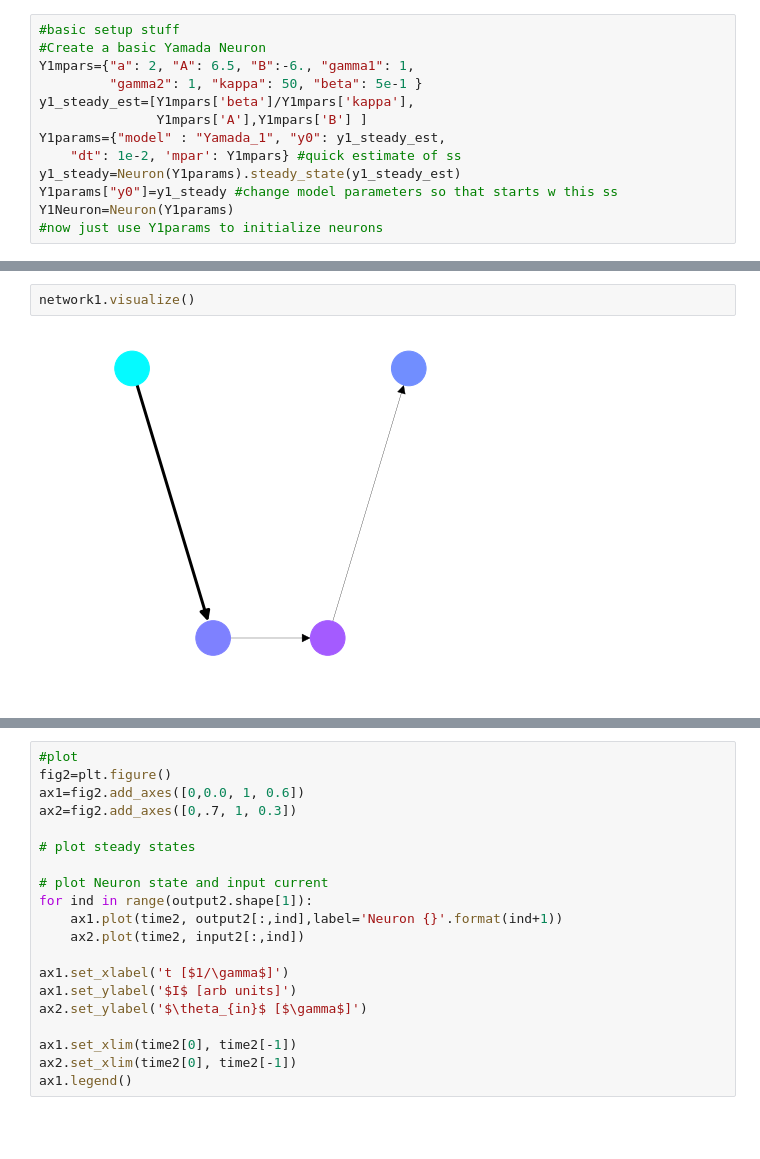
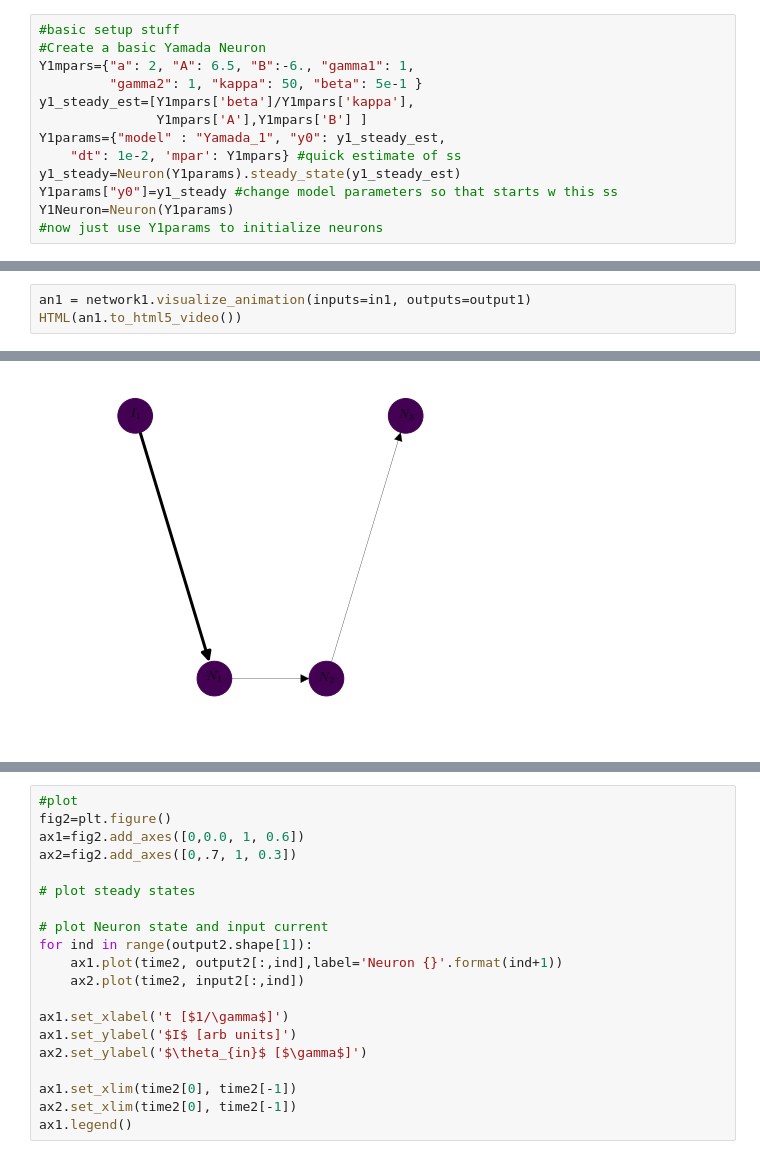
Before and after one commit to jabbate7/PhotonicNeuronSimulator, a Jupyter notebook: Network_plots.ipynb, the cells around one changed output, grey strips where cells are left out. Saved outputs shown, nothing was run; the diff lists cells and outputs as text; blank space fills up the shorter version.

Commit message:
Animated visualizer works! Some errors to be fixed though

```diff
--- a/Network_plots.ipynb
+++ b/Network_plots.ipynb
@@ -123,4 +119,4 @@ ax1.legend()
-# %%
-network1.visualize()
-# %% [output]
-[figure, removed]
+# %%
+an1 = network1.visualize_animation(inputs=in1, outputs=output1)
+HTML(an1.to_html5_video())
+# %% [output]
@@ -127,3 +124,4 @@ network1.visualize()
+[figure, added]
 # %%
 # Inhibitory 2 input 2 neuron network
 #neuron 1 is regularly firing, neuron 2 stops neuron 1 from firing
```
Also changed, not shown: parts of 9 cells of this notebook, 1 other file.
